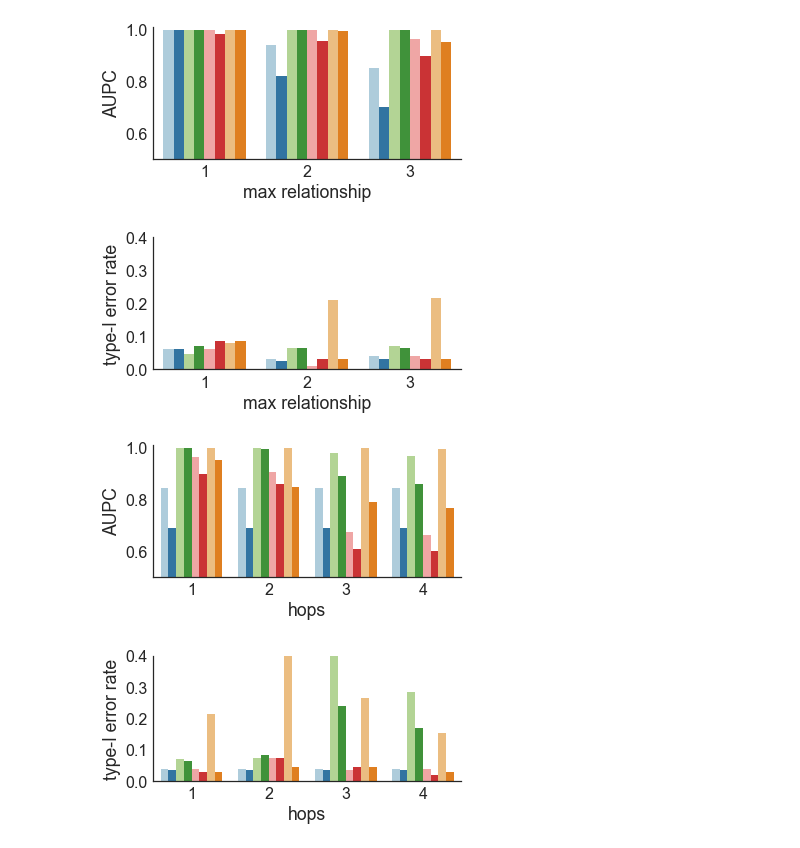
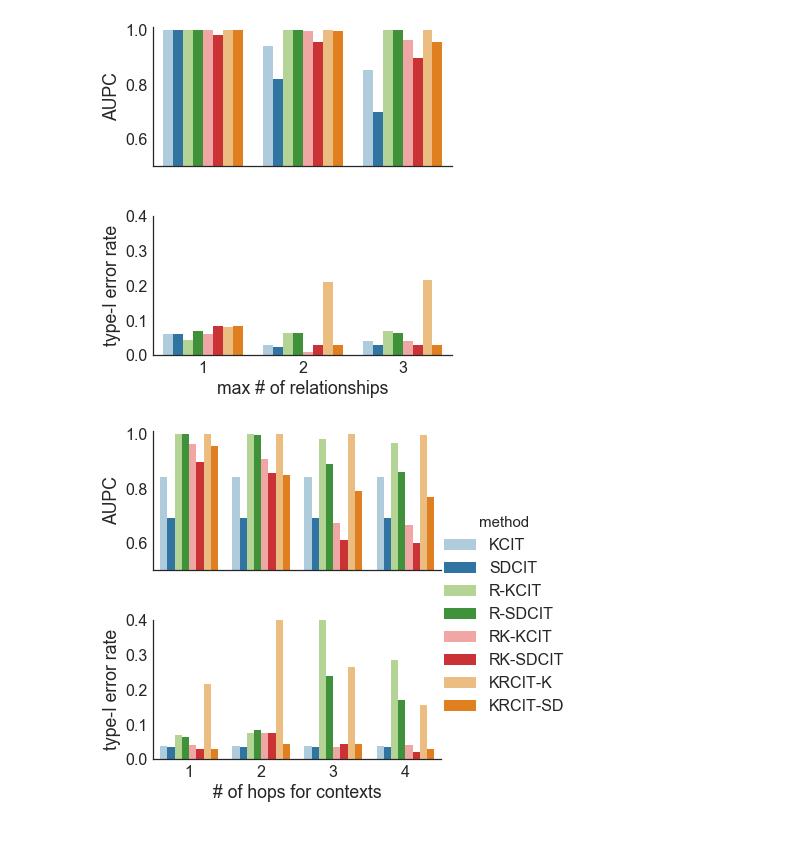
Before and after one commit to sanghack81/KRCIT, a Jupyter notebook: uai2017experiments/draw_conditional_exp.ipynb, the cells around one changed output. Cells and saved outputs as stored; diff of their text form; code cells hidden in the pictures.

```diff
--- a/uai2017experiments/draw_conditional_exp.ipynb
+++ b/uai2017experiments/draw_conditional_exp.ipynb
@@ -20,7 +20,7 @@ def type_I_005(p_values: np.ndarray) -> float:
 filename = expanduser(
     "~/Dropbox/research/2014 rcm/workspace/python/KRCIT/uai2017experiments/new_results/conditional.csv")
 column_names = ['seed', 'n', 'max_rel', 'hops', 'hypothesis', 'actual_size', 'KCIT', 'SDCIT', 'R-KCIT', 'R-SDCIT',
-                'RK-KCIT', 'RK-SDCIT', 'G-KCIT', 'G-SDCIT']
+                'RK-KCIT', 'RK-SDCIT', 'KRCIT-K', 'KRCIT-SD']
 df = pd.read_csv(filename, names=column_names)
 del df['actual_size']
 df = df.melt(id_vars=['seed', 'n', 'max_rel', 'hops', 'hypothesis'], var_name='method', value_name='p-value')
@@ -30,7 +30,7 @@ sizesize = 3
 aspectaspect = 1.85
 
 pal = sns.color_palette("Paired", 8)
-hue_order=['KCIT', 'SDCIT', 'R-KCIT', 'R-SDCIT','RK-KCIT', 'RK-SDCIT', 'G-KCIT', 'G-SDCIT']
+hue_order=['KCIT', 'SDCIT', 'R-KCIT', 'R-SDCIT','RK-KCIT', 'RK-SDCIT', 'KRCIT-K', 'KRCIT-SD']
 # %%
 sns.set(context='paper', font_scale=2, style='white', palette=sns.color_palette('Paired', 8))
 cur_df_alt = df[(df.max_rel == 3) & (df.hops == 1) & (df.hypothesis == 'alternative')]
@@ -61,44 +57,29 @@ plt.savefig(expanduser("~/Dropbox/research/2014 rcm/workspace/python/KRCIT/uai20
 # %%
-# cur_df = df[(df.n==800) & (df.hops==1)]
-# cur_df = cur_df.groupby(by=['max_rel', 'method', 'hypothesis']).aggregate(AUPC).reset_index()
-#
-# g= sns.factorplot(x='max_rel',y='p-value',hue='method',data=cur_df, col='hypothesis', size=4, aspect=1);
-# g.set(ylim=(0.4, 1.1))
-# plt.show()
 
 
 sns.set(context='paper', font_scale=2, style='white', palette=sns.color_palette('Paired', 8))
 cur_df_alt = df[(df.n==800) & (df.hops==1) & (df.hypothesis == 'alternative')]
 cur_df_alt = cur_df_alt.groupby(by=['max_rel', 'method', 'hypothesis']).aggregate(AUPC).reset_index()
 cur_df_null = df[(df.n==800) & (df.hops==1) & (df.hypothesis == 'null')]
 cur_df_null = cur_df_null.groupby(by=['max_rel', 'method', 'hypothesis']).aggregate(type_I_005).reset_index()
 
-g = sns.factorplot(x='max_rel', y='p-value', hue='method', data=cur_df_alt , size=sizesize, aspect=aspectaspect, hue_order=hue_order, kind='bar', legend=False);
+
+
+cur_df_null['rr'] = 0
+cur_df_alt['rr'] = 1
+df_con = pd.concat([cur_df_null, cur_df_alt], ignore_index=True)
+g = sns.factorplot(x='max_rel', y='p-value', hue='method', row='rr', data=df_con, row_order=[1,0], size=sizesize, aspect=aspectaspect, hue_order=hue_order, kind='bar', sharey=False, legend=False);
+g.set_titles('')
 g.axes.flat[0].set_ylim(0.5,1.01);
 g.axes.flat[0].set_ylabel('AUPC');
-g.axes.flat[0].set_xlabel('max relationship');
-# g.axes.flat[0].xaxis.set_visible(False)
-# g.axes.flat[0].yaxis.set_visible(False)
-plt.savefig(expanduser("~/Dropbox/research/2014 rcm/workspace/python/KRCIT/uai2017experiments/new_figures/conditional_aupc_by_maxrel.pdf"), transparent=True, bbox_inches='tight', pad_inches=0.02)
-g = sns.factorplot(x='max_rel', y='p-value', hue='method', data=cur_df_null , size=sizesize, aspect=aspectaspect, hue_order=hue_order, kind='bar', legend=False);
-g.axes.flat[0].set_ylim(0.0,0.4);
-g.axes.flat[0].set_ylabel('type-I error rate');
-g.axes.flat[0].set_xlabel('max relationship');
-# g.axes.flat[0].yaxis.set_visible(False)
-plt.savefig(expanduser("~/Dropbox/research/2014 rcm/workspace/python/KRCIT/uai2017experiments/new_figures/conditional_type_I_by_maxrel.pdf"), transparent=True, bbox_inches='tight', pad_inches=0.02)
+g.axes.flat[1].set_ylim(0.0,0.4);
+g.axes.flat[1].set_ylabel('type-I error rate');
+g.axes.flat[1].set_xlabel('max # of relationships');
+g.axes.flat[1].set_yticks([0.0,0.1,0.2,0.3,0.4], minor=False)
+plt.savefig(expanduser("~/Dropbox/research/2014 rcm/workspace/python/KRCIT/uai2017experiments/new_figures/conditional_by_maxrel.pdf"), transparent=True, bbox_inches='tight', pad_inches=0.02)
 # %% [output]
-[figure, old version]
+[figure, new version]
-[figure, removed]
 # %%
-# cur_df = df[(df.n==800) & (df.max_rel==3)]
-# cur_df = cur_df.groupby(by=['hops', 'method', 'hypothesis']).aggregate(AUPC).reset_index()
-#
-# g = sns.factorplot(x='hops',y='p-value',hue='method',data=cur_df, col='hypothesis', size=4, aspect=1);
-# g.set(ylim=(0.4, 1.1))
-# plt.show()
-
-
-
 sns.set(context='paper', font_scale=2, style='white', palette=sns.color_palette('Paired', 8))
 cur_df_alt = df[(df.n==800) & (df.max_rel==3) & (df.hypothesis == 'alternative')]
 cur_df_alt = cur_df_alt.groupby(by=['hops', 'method', 'hypothesis']).aggregate(AUPC).reset_index()
@@ -113,19 +94,17 @@ cur_df_alt.loc[cur_df_alt.method == 'SDCIT', 'p-value'] = np.mean(cur_df_alt[cur
 cur_df_alt.loc[cur_df_alt.method == 'KCIT', 'p-value'] = np.mean(cur_df_alt[cur_df_alt.method == 'KCIT']['p-value'])
 
 
-
-g = sns.factorplot(x='hops', y='p-value', hue='method', data=cur_df_alt , size=sizesize, aspect=aspectaspect, hue_order=hue_order, kind='bar', legend=False);
+cur_df_null['rr'] = 0
+cur_df_alt['rr'] = 1
+df_con = pd.concat([cur_df_null, cur_df_alt], ignore_index=True)
+g = sns.factorplot(x='hops', y='p-value', hue='method', row='rr', data=df_con, row_order=[1,0], size=sizesize, aspect=aspectaspect, hue_order=hue_order, kind='bar', sharey=False);
+g.set_titles('')
 g.axes.flat[0].set_ylim(0.5,1.01);
 g.axes.flat[0].set_ylabel('AUPC');
-# g.axes.flat[0].xaxis.set_visible(False)
-# g.axes.flat[0].yaxis.set_visible(False)
-plt.savefig(expanduser("~/Dropbox/research/2014 rcm/workspace/python/KRCIT/uai2017experiments/new_figures/conditional_aupc_by_hops.pdf"), transparent=True, bbox_inches='tight', pad_inches=0.02)
-g = sns.factorplot(x='hops', y='p-value', hue='method', data=cur_df_null , size=sizesize, aspect=aspectaspect, hue_order=hue_order, kind='bar', legend=False);
-g.axes.flat[0].set_ylim(0.0,0.4);
-g.axes.flat[0].set_ylabel('type-I error rate');
-g.axes.flat[0].set_yticks([0.0,0.1,0.2,0.3,0.4], minor=False)
-# g.axes.flat[0].yaxis.set_visible(False)
-plt.savefig(expanduser("~/Dropbox/research/2014 rcm/workspace/python/KRCIT/uai2017experiments/new_figures/conditional_type_I_by_hops.pdf"), transparent=True, bbox_inches='tight', pad_inches=0.02)
+g.axes.flat[1].set_ylim(0.0,0.4);
+g.axes.flat[1].set_ylabel('type-I error rate');
+g.axes.flat[1].set_xlabel('# of hops for contexts');
+g.axes.flat[1].set_yticks([0.0,0.1,0.2,0.3,0.4], minor=False)
+plt.savefig(expanduser("~/Dropbox/research/2014 rcm/workspace/python/KRCIT/uai2017experiments/new_figures/conditional_by_hops.pdf"), transparent=True, bbox_inches='tight', pad_inches=0.02)
 # %% [output]
-[figure, old version]
+[figure, new version]
-[figure, removed]
```
Also changed, not shown: parts of 1 cell of this notebook, 50 other files.
